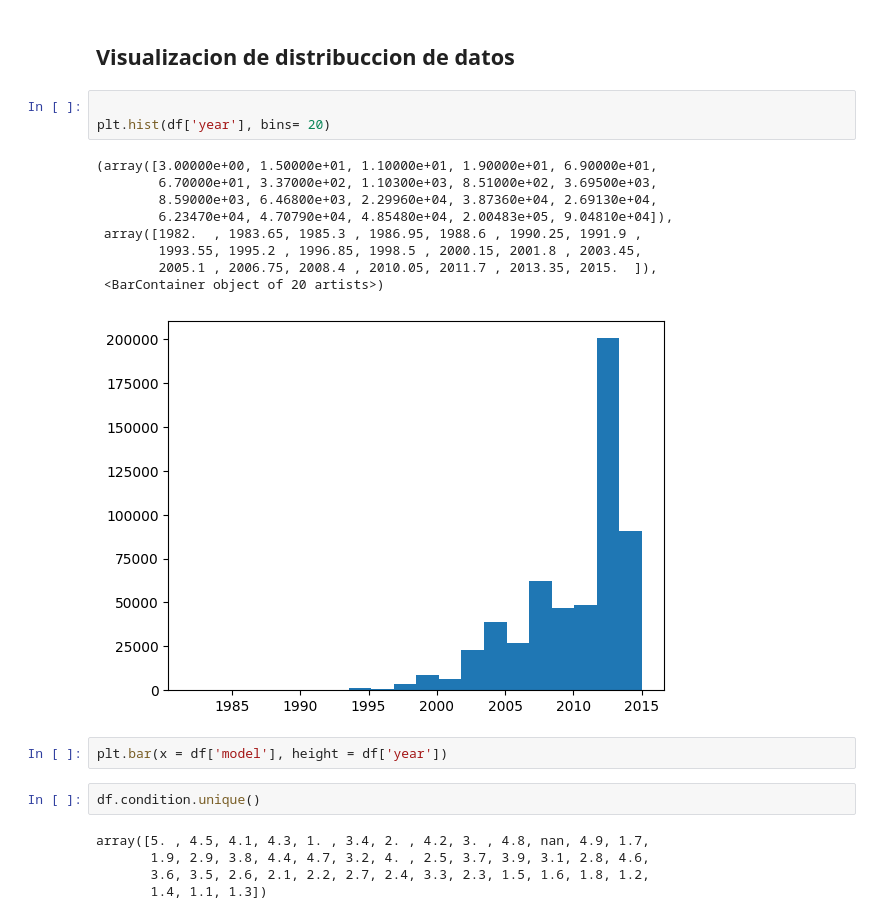
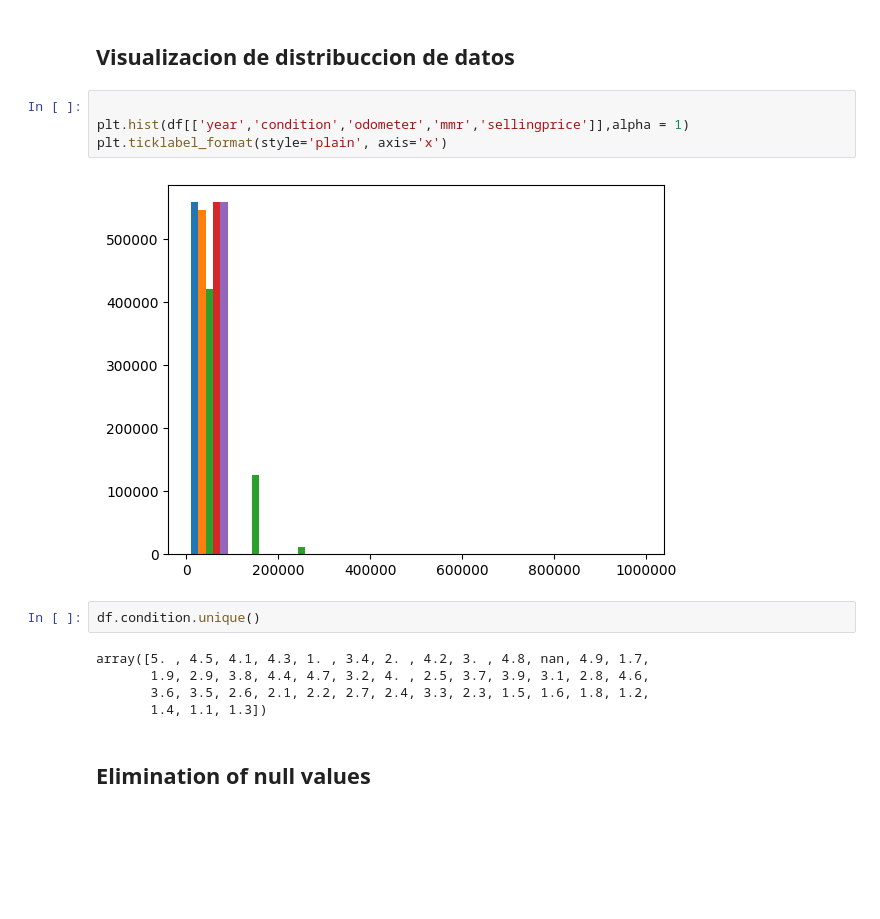
Before and after one commit to LiJnD/car_auctions_analysis, a Jupyter notebook: jupyter_notebooks/carsprice.ipynb, the cells around one changed output. Cells and saved outputs as stored; diff of their text form; blank space fills up the shorter version.

```diff
--- a/jupyter_notebooks/carsprice.ipynb
+++ b/jupyter_notebooks/carsprice.ipynb
@@ -113,21 +115,12 @@ saledate            0
 dtype: int64
 # %% [markdown]
 ## Visualizacion de distribuccion de datos
-# %%
-
-plt.hist(df['year'], bins= 20)
-# %% [output]
-(array([3.00000e+00, 1.50000e+01, 1.10000e+01, 1.90000e+01, 6.90000e+01,
-        6.70000e+01, 3.37000e+02, 1.10300e+03, 8.51000e+02, 3.69500e+03,
-        8.59000e+03, 6.46800e+03, 2.29960e+04, 3.87360e+04, 2.69130e+04,
-        6.23470e+04, 4.70790e+04, 4.85480e+04, 2.00483e+05, 9.04810e+04]),
- array([1982.  , 1983.65, 1985.3 , 1986.95, 1988.6 , 1990.25, 1991.9 ,
-        1993.55, 1995.2 , 1996.85, 1998.5 , 2000.15, 2001.8 , 2003.45,
-        2005.1 , 2006.75, 2008.4 , 2010.05, 2011.7 , 2013.35, 2015.  ]),
- <BarContainer object of 20 artists>)
-[figure, removed]
-# %%
-plt.bar(x = df['model'], height = df['year'])
+# %%
+
+plt.hist(df[['year','condition','odometer','mmr','sellingprice']],alpha = 1)
+plt.ticklabel_format(style='plain', axis='x')
+# %% [output]
+[figure, added]
 # %%
 df.condition.unique()
 # %% [output]
@@ -135,3 +128,5 @@ array([5. , 4.5, 4.1, 4.3, 1. , 3.4, 2. , 4.2, 3. , 4.8, nan, 4.9, 1.7,
        1.9, 2.9, 3.8, 4.4, 4.7, 3.2, 4. , 2.5, 3.7, 3.9, 3.1, 2.8, 4.6,
        3.6, 3.5, 2.6, 2.1, 2.2, 2.7, 2.4, 3.3, 2.3, 1.5, 1.6, 1.8, 1.2,
        1.4, 1.1, 1.3])
+# %% [markdown]
+## Elimination of null values
```
Also changed, not shown: parts of 8 cells of this notebook.
